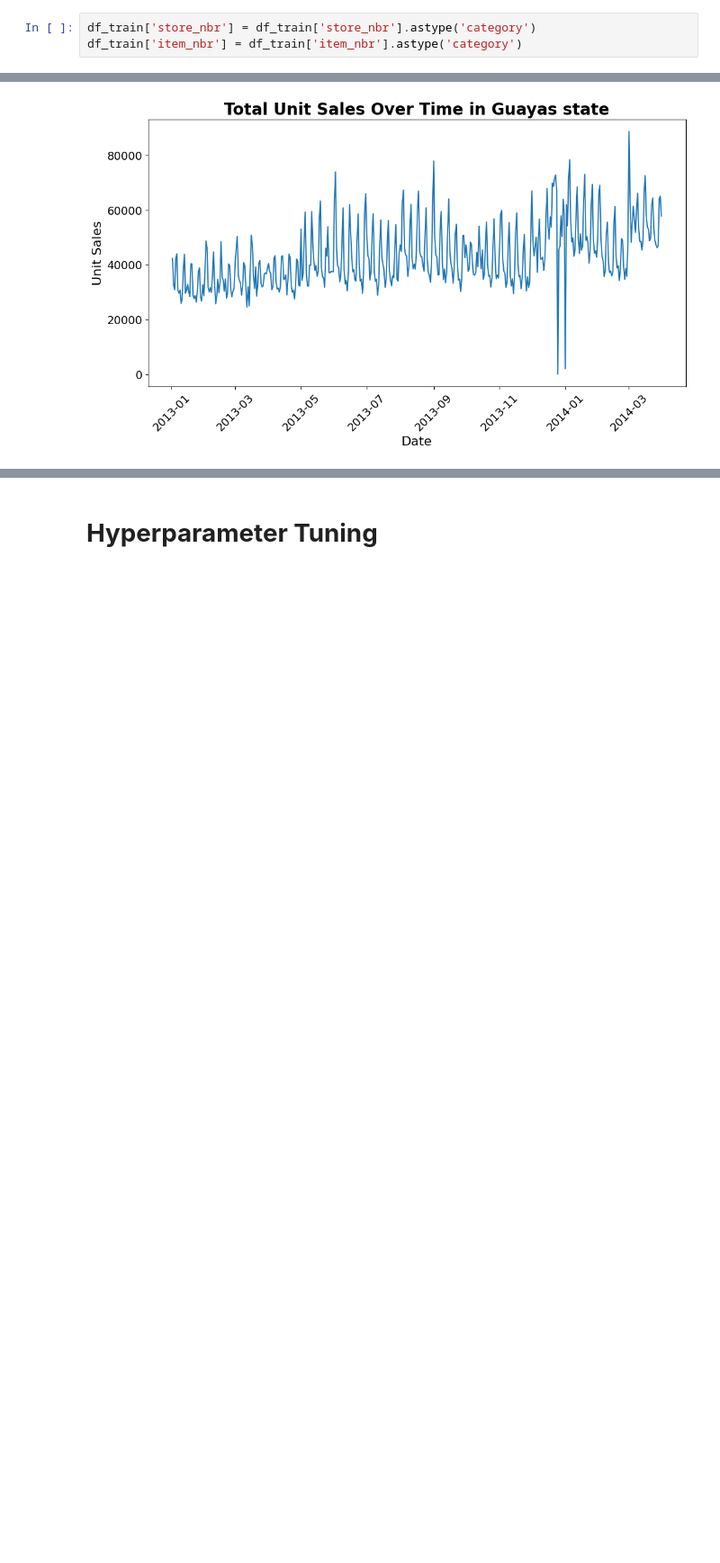
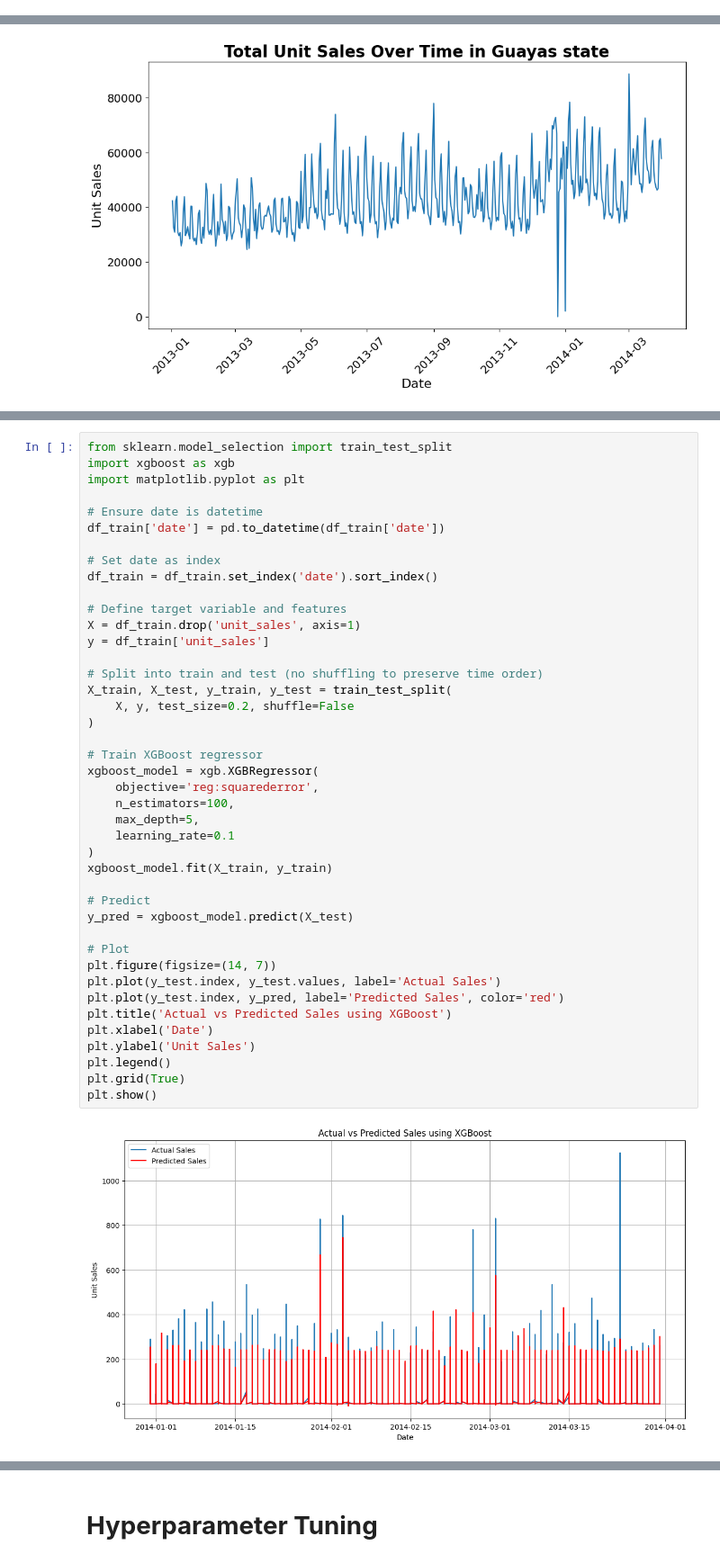
Before and after one commit to Thofa90/Project_Retail_Demand_Forecasting, a Jupyter notebook: XGBOOST_Model.ipynb, the cells around one changed output, grey strips where cells are left out. Shown: that part at 90% size. Cells and saved outputs as stored; diff of their text form; blank space fills up the shorter version.

```diff
--- a/XGBOOST_Model.ipynb
+++ b/XGBOOST_Model.ipynb
@@ -74,9 +100,6 @@ Data columns (total 44 columns):
  43  outlier_rolling_mean_7  float64
 dtypes: float64(27), int64(16), object(1)
 memory usage: 3.1+ GB
-# %%
-df_train['store_nbr'] = df_train['store_nbr'].astype('category')
-df_train['item_nbr'] = df_train['item_nbr'].astype('category')
 # %%
 print(df_train['store_nbr'].dtypes)
 print(df_train['item_nbr'].dtypes)
@@ -302,0 +226,44 @@ plt.show()
+# %%
+from sklearn.model_selection import train_test_split
+import xgboost as xgb
+import matplotlib.pyplot as plt
+
+# Ensure date is datetime
+df_train['date'] = pd.to_datetime(df_train['date'])
+
+# Set date as index
+df_train = df_train.set_index('date').sort_index()
+
+# Define target variable and features
+X = df_train.drop('unit_sales', axis=1)
+y = df_train['unit_sales']
+
+# Split into train and test (no shuffling to preserve time order)
+X_train, X_test, y_train, y_test = train_test_split(
+    X, y, test_size=0.2, shuffle=False
+)
+
+# Train XGBoost regressor
+xgboost_model = xgb.XGBRegressor(
+    objective='reg:squarederror',
+    n_estimators=100,
+    max_depth=5,
+    learning_rate=0.1
+)
+xgboost_model.fit(X_train, y_train)
+
+# Predict
+y_pred = xgboost_model.predict(X_test)
+
+# Plot
+plt.figure(figsize=(14, 7))
+plt.plot(y_test.index, y_test.values, label='Actual Sales')
+plt.plot(y_test.index, y_pred, label='Predicted Sales', color='red')
+plt.title('Actual vs Predicted Sales using XGBoost')
+plt.xlabel('Date')
+plt.ylabel('Unit Sales')
+plt.legend()
+plt.grid(True)
+plt.show()
+# %% [output]
+[figure, added]
```
Also changed, not shown: parts of 35 cells of this notebook, 17 other files.
